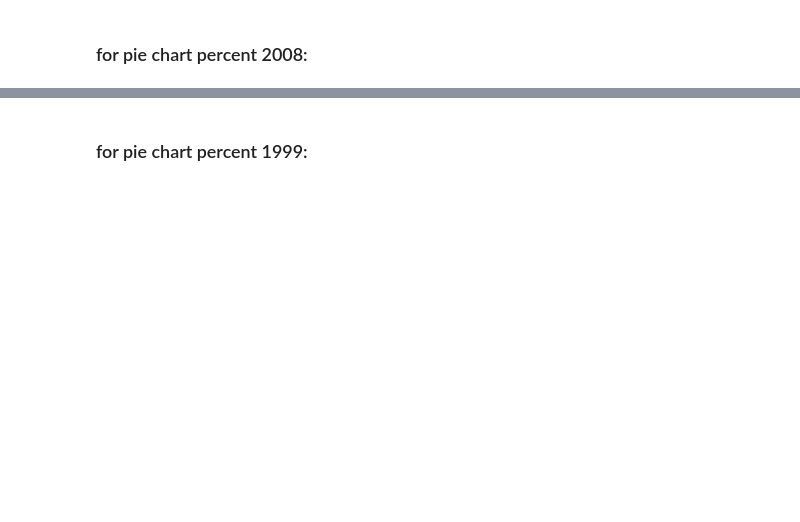
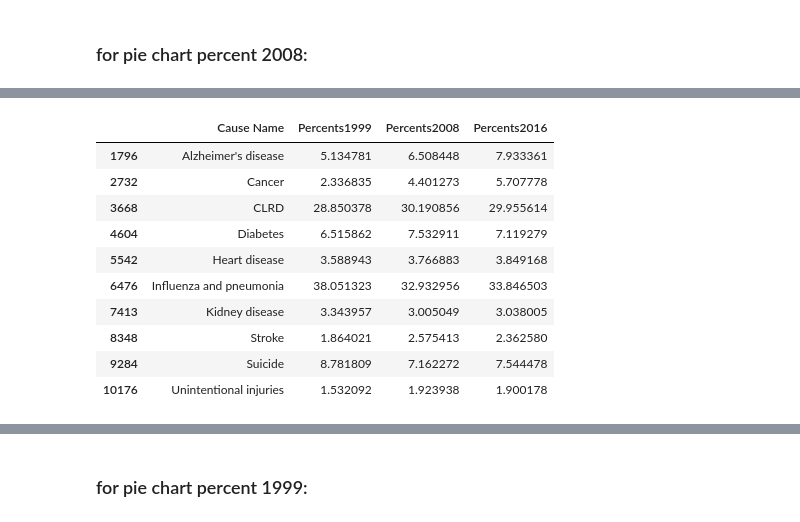
Before and after one commit to CaNellis/Project2, a Jupyter notebook: 2InteractiveButStatic/DataCleaning/dataCleaningProject2.ipynb, the cells around one changed output, grey strips where cells are left out. Cells and saved outputs as stored; diff of their text form; code cells hidden in the pictures; blank space fills up the shorter version.

```diff
--- a/2InteractiveButStatic/DataCleaning/dataCleaningProject2.ipynb
+++ b/2InteractiveButStatic/DataCleaning/dataCleaningProject2.ipynb
@@ -43,0 +165,31 @@ StatesOnly4.columns = ['Year', 'Cause', 'State', 'Rate']
+# %%
+ # USOnly81.insert(loc=1, column='Percents2016', value=causePercents222)
+# # insert new column into existing dataframe
+# USOnly81.insert(loc=1, column='Percents2008', value=causePercents22)
+# # insert new column into existing dataframe
+# USOnly81.insert(loc=1, column='Percents1999', value=causePercents2)
+
+# isolate original dataframe to hold only cause names
+noDuplicateCauseName = usDataUniqueCauses1999.drop(['113 Cause Name'], axis=1)
+noDeaths = noDuplicateCauseName.drop(['Deaths'], axis=1)
+noYear = noDeaths.drop(['Year'], axis=1)
+noAge = noYear.drop(['Age-adjusted Death Rate'], axis=1)
+noState = noAge.drop(['State'], axis=1)
+noState
+# insert 2016 percents to noState Dataframe
+noState.insert(loc=1, column='Percents2016', value=usCausePercents2016)
+noState.insert(loc=1, column='Percents2008', value=usCausePercents2008)
+noState.insert(loc=1, column='Percents1999', value=usCausePercents1999)
+noState
+# %% [output]
+|  | Cause Name | Percents1999 | Percents2008 | Percents2016 |
+| 1796 | Alzheimer's disease | 5.134781 | 6.508448 | 7.933361 |
+| 2732 | Cancer | 2.336835 | 4.401273 | 5.707778 |
+| 3668 | CLRD | 28.850378 | 30.190856 | 29.955614 |
+| 4604 | Diabetes | 6.515862 | 7.532911 | 7.119279 |
+| 5542 | Heart disease | 3.588943 | 3.766883 | 3.849168 |
+| 6476 | Influenza and pneumonia | 38.051323 | 32.932956 | 33.846503 |
+| 7413 | Kidney disease | 3.343957 | 3.005049 | 3.038005 |
+| 8348 | Stroke | 1.864021 | 2.575413 | 2.362580 |
+| 9284 | Suicide | 8.781809 | 7.162272 | 7.544478 |
+| 10176 | Unintentional injuries | 1.532092 | 1.923938 | 1.900178 |
```
Also changed, not shown: parts of 6 cells of this notebook, 10 other files.
